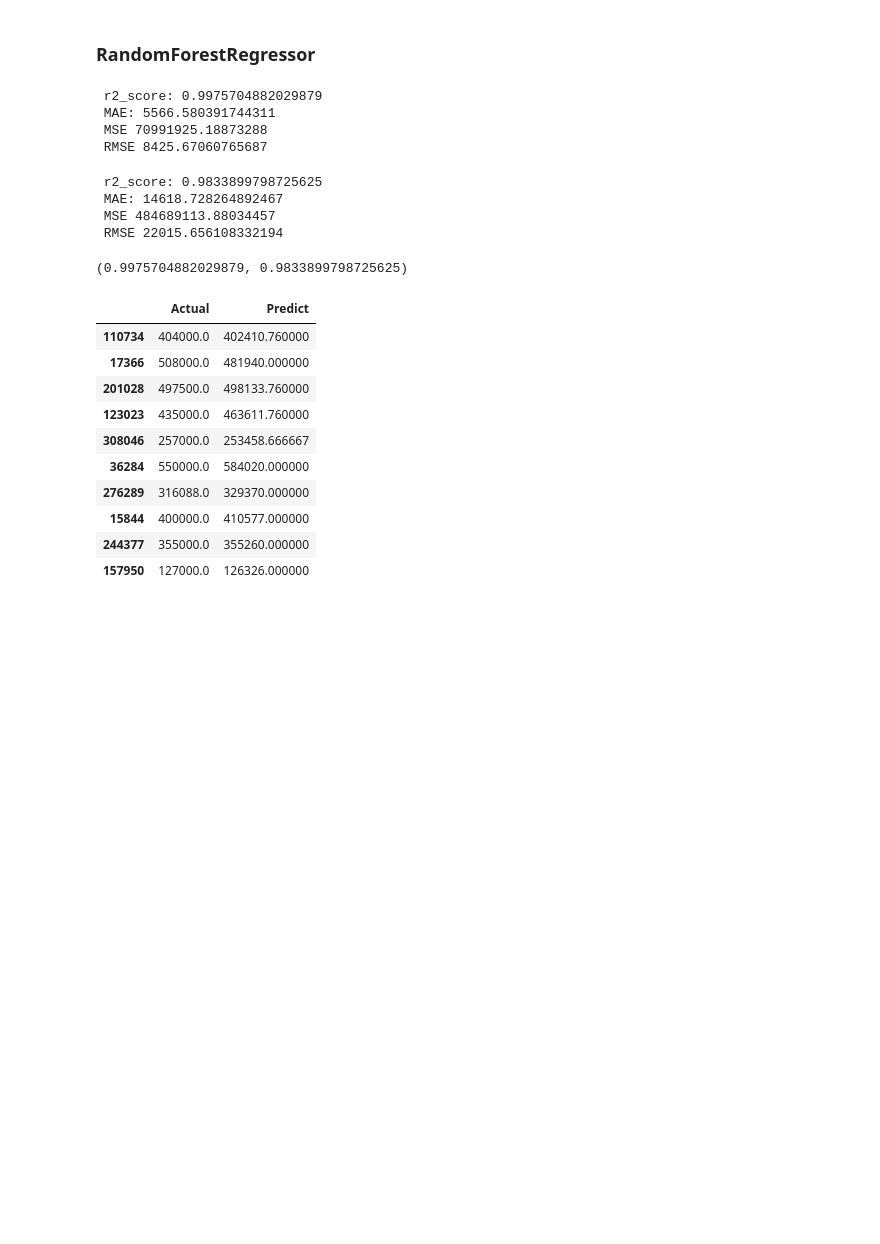
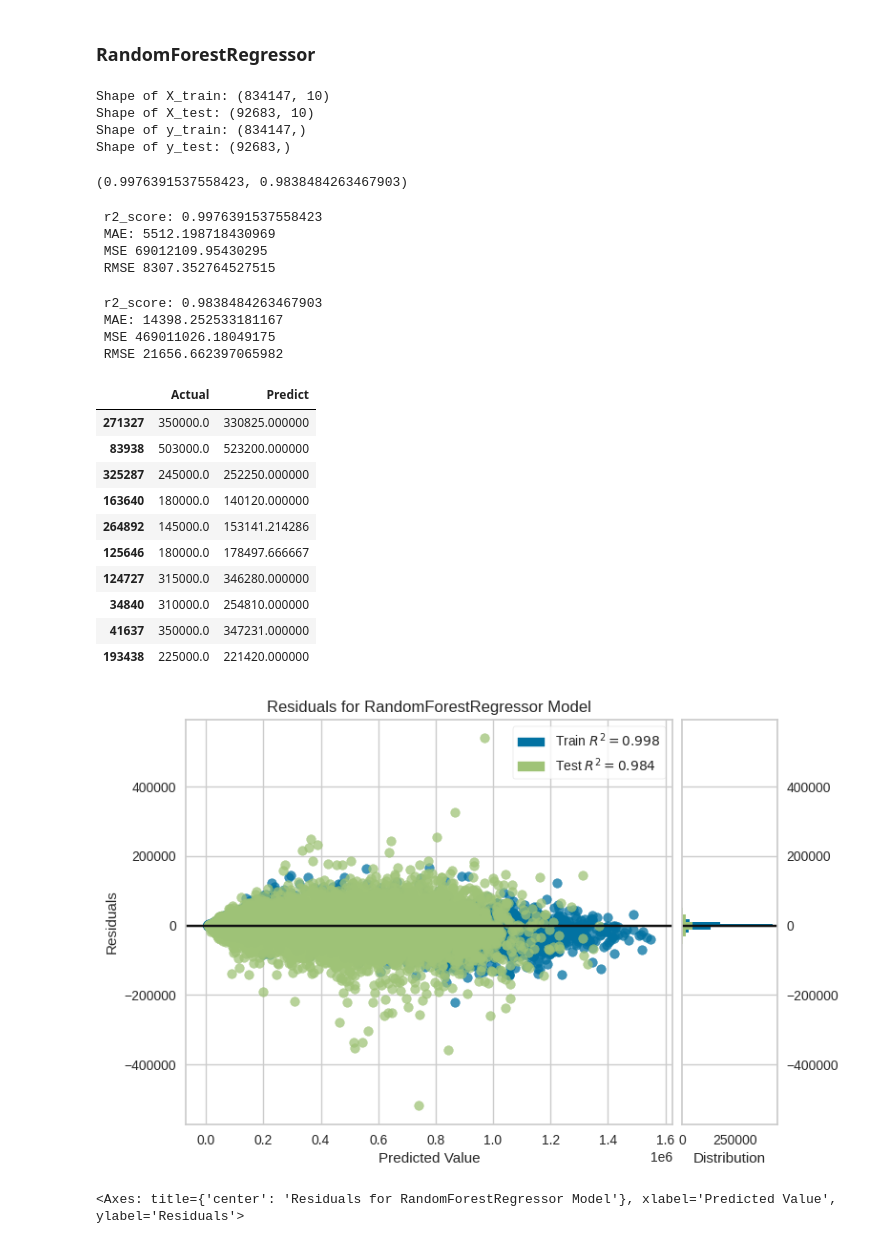
Before and after one commit to SriRamK345/Singapore_Resale_FlatPrices_Predicting, a Jupyter notebook: Singapore_Resale_Flat_Prices_Prediction.ipynb, the cells around one changed output. Saved outputs shown, nothing was run; the diff lists cells and outputs as text; code cells hidden in the pictures; blank space fills up the shorter version.

```diff
--- a/Singapore_Resale_Flat_Prices_Prediction.ipynb
+++ b/Singapore_Resale_Flat_Prices_Prediction.ipynb
@@ -887,5 +924,22 @@ train_score_DT, test_score_DT
 # %% [markdown]
 ### **RandomForestRegressor**
+# %%
+# train Test split
+
+X = df.drop("resale_price", axis=1)
+y = df["resale_price"]
+
+X_train, X_test, y_train, y_test = train_test_split(X, y, test_size=0.1, random_state=42)
+
+print('Shape of X_train:', X_train.shape)
+print('Shape of X_test:', X_test.shape)
+print('Shape of y_train:', y_train.shape)
+print('Shape of y_test:', y_test.shape)
+# %% [output]
+Shape of X_train: (834147, 10)
+Shape of X_test: (92683, 10)
+Shape of y_train: (834147,)
+Shape of y_test: (92683,)
 # %%
 RF_model = RandomForestRegressor().fit(X_train,y_train)
 y_pred_train = RF_model.predict(X_train)
@@ -895,40 +949,45 @@ train_score_RF= RF_model.score(X_train,y_train)
 test_score_RF= RF_model.score(X_test,y_test)
 
 train_score_RF, test_score_RF
+# %% [output]
+(0.9976391537558423, 0.9838484263467903)
 # %%
 evaluation_matrix(y_train, y_pred_train)
 # %% [output]
- r2_score: 0.9975704882029879
- MAE: 5566.580391744311
- MSE 70991925.18873288
- RMSE 8425.67060765687
+ r2_score: 0.9976391537558423
+ MAE: 5512.198718430969
+ MSE 69012109.95430295
+ RMSE 8307.352764527515
 # %%
 evaluation_matrix(y_test, y_pred_test)
 # %% [output]
- r2_score: 0.9833899798725625
- MAE: 14618.728264892467
- MSE 484689113.88034457
- RMSE 22015.656108332194
+ r2_score: 0.9838484263467903
+ MAE: 14398.252533181167
+ MSE 469011026.18049175
+ RMSE 21656.662397065982
-# %%
-train_score_RF= RF_model.score(X_train,y_train)
-test_score_RF= RF_model.score(X_test,y_test)
-
-train_score_RF, test_score_RF
-# %% [output]
-(0.9975704882029879, 0.9833899798725625)
 # %%
 my_dist = {"Actual" : y_test , "Predict" : y_pred_test}
 compare = pd.DataFrame(my_dist)
 compare.sample(10)
 # %% [output]
 |  | Actual | Predict |
-| 110734 | 404000.0 | 402410.760000 |
-| 17366 | 508000.0 | 481940.000000 |
-| 201028 | 497500.0 | 498133.760000 |
-| 123023 | 435000.0 | 463611.760000 |
-| 308046 | 257000.0 | 253458.666667 |
-| 36284 | 550000.0 | 584020.000000 |
-| 276289 | 316088.0 | 329370.000000 |
-| 15844 | 400000.0 | 410577.000000 |
-| 244377 | 355000.0 | 355260.000000 |
-| 157950 | 127000.0 | 126326.000000 |
+| 271327 | 350000.0 | 330825.000000 |
+| 83938 | 503000.0 | 523200.000000 |
+| 325287 | 245000.0 | 252250.000000 |
+| 163640 | 180000.0 | 140120.000000 |
+| 264892 | 145000.0 | 153141.214286 |
+| 125646 | 180000.0 | 178497.666667 |
+| 124727 | 315000.0 | 346280.000000 |
+| 34840 | 310000.0 | 254810.000000 |
+| 41637 | 350000.0 | 347231.000000 |
+| 193438 | 225000.0 | 221420.000000 |
+# %%
+visualizer = ResidualsPlot(RF_model)
+
+visualizer.fit(X_train, y_train)
+visualizer.score(X_test, y_test)
+
+visualizer.show()
+# %% [output]
+[figure, added]
+<Axes: title={'center': 'Residuals for RandomForestRegressor Model'}, xlabel='Predicted Value', ylabel='Residuals'>
```
Also changed, not shown: parts of 38 cells of this notebook.
